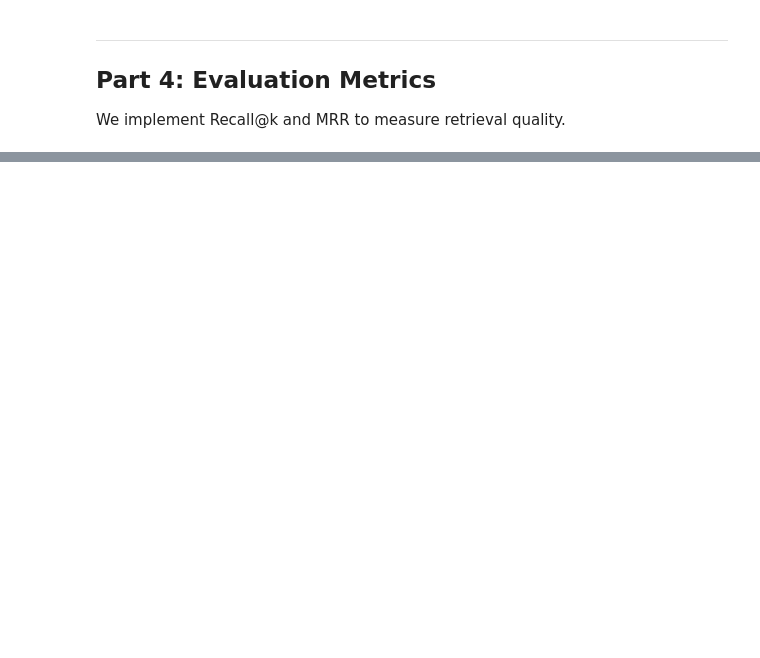
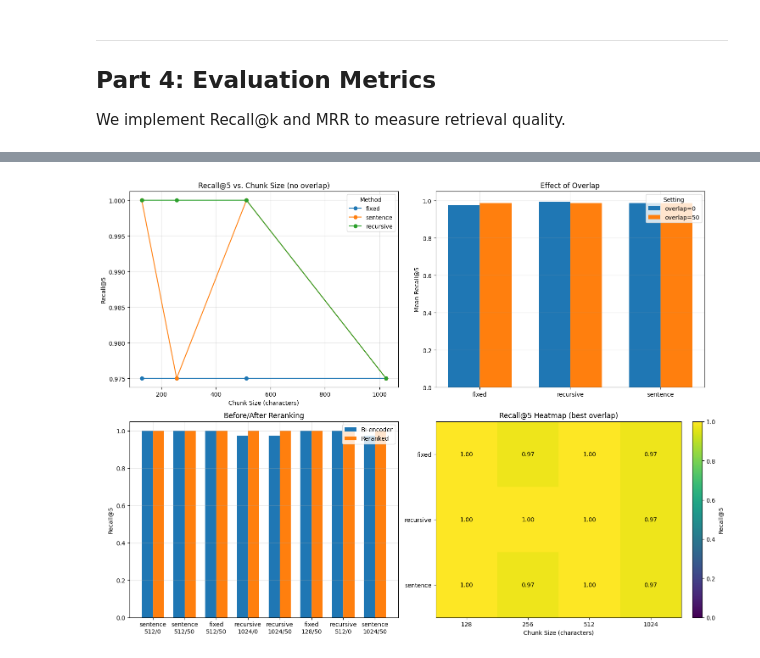
Before and after one commit to Nils-Wagnr/DeepLearning, a Jupyter notebook: RQ5 (Woche 10)/NW2_RQ5_Report.ipynb, the cells around one changed output, grey strips where cells are left out. Drawn from its saved outputs; the diff is of its cells as text; code cells hidden in the pictures; blank space fills up the shorter version.

```diff
--- a/RQ5 (Woche 10)/NW2_RQ5_Report.ipynb
+++ b/RQ5 (Woche 10)/NW2_RQ5_Report.ipynb
@@ -65,7 +67,8 @@ import json, os
 
 corpus_dir = os.path.join(os.path.dirname(os.path.abspath('__file__')), 'corpus')
 
-with open(os.path.join(corpus_dir, 'wikipedia_dl_corpus.json')) as f:
+with open(os.path.join(corpus_dir, "wikipedia_dl_corpus.json"),
+          "r", encoding="utf-8") as f:
     corpus_data = json.load(f)
 with open(os.path.join(corpus_dir, 'wikipedia_dl_questions.json')) as f:
     questions_data = json.load(f)
@@ -533,40 +717,79 @@ Create the key plots for your report.
 # %%
 import matplotlib.pyplot as plt
 
-# TODO: Create your visualizations here
-# Example structure for the main plot:
+# Create the requested visualizations.
 
-fig, axes = plt.subplots(1, 2, figsize=(14, 5))
+fig, axes = plt.subplots(2, 2, figsize=(15, 11))
 
 # Plot 1: Recall@5 vs chunk size by method (no overlap)
-ax = axes[0]
+ax = axes[0, 0]
 for method in CHUNK_METHODS:
     subset = results_df[(results_df['method'] == method) & (results_df['overlap'] == 0)]
+    subset = subset.sort_values('chunk_size')
     ax.plot(subset['chunk_size'], subset['recall_at_5'], marker='o', label=method)
 ax.set_xlabel('Chunk Size (characters)')
 ax.set_ylabel('Recall@5')
 ax.set_title('Recall@5 vs. Chunk Size (no overlap)')
-ax.legend()
+ax.legend(title='Method')
 ax.grid(True, alpha=0.3)
 
-# Plot 2: MRR vs chunk size by method (no overlap)
-ax = axes[1]
-for method in CHUNK_METHODS:
-    subset = results_df[(results_df['method'] == method) & (results_df['overlap'] == 0)]
-    ax.plot(subset['chunk_size'], subset['mrr'], marker='s', label=method)
+# Plot 2: Effect of overlap averaged across chunk sizes
+ax = axes[0, 1]
+overlap_effect = results_df.groupby(['method', 'overlap'])['recall_at_5'].mean().unstack()
+x = np.arange(len(overlap_effect.index))
+bar_width = 0.35
+for i, overlap in enumerate(overlap_effect.columns):
+    ax.bar(x + (i - 0.5) * bar_width, overlap_effect[overlap], width=bar_width, label=f'overlap={overlap}')
+ax.set_xticks(x)
+ax.set_xticklabels(overlap_effect.index)
+ax.set_ylim(0, 1.05)
+ax.set_ylabel('Mean Recall@5')
+ax.set_title('Effect of Overlap')
+ax.legend(title='Setting')
+ax.grid(True, alpha=0.3)
+
+# Plot 3: Before/after reranking comparison for the strongest configurations
+ax = axes[1, 0]
+if 'rerank_df' in globals() and not rerank_df.empty:
+    comparison_subset = rerank_df.head(8).copy()
+    labels = [
+        f"{row.method}\n{int(row.chunk_size)}/{int(row.overlap)}"
+        for row in comparison_subset.itertuples(index=False)
+    ]
+    x = np.arange(len(comparison_subset))
+    ax.bar(x - bar_width / 2, comparison_subset['base_recall_at_5'], width=bar_width, label='Bi-encoder')
+    ax.bar(x + bar_width / 2, comparison_subset['reranked_recall_at_5'], width=bar_width, label='Reranked')
+    ax.set_xticks(x)
+    ax.set_xticklabels(labels, rotation=0)
+    ax.set_ylabel('Recall@5')
+    ax.set_ylim(0, 1.05)
+    ax.set_title('Before/After Reranking')
+    ax.legend()
+else:
+    ax.text(0.5, 0.5, 'Run Part 6 first', ha='center', va='center')
+    ax.set_axis_off()
+ax.grid(True, alpha=0.3)
+
+# Plot 4: Heatmap of best Recall@5 across method x chunk size
+ax = axes[1, 1]
+heatmap_data = results_df.groupby(['method', 'chunk_size'])['recall_at_5'].max().unstack()
+im = ax.imshow(heatmap_data.values, aspect='auto', vmin=0, vmax=1, cmap='viridis')
+ax.set_xticks(np.arange(len(heatmap_data.columns)))
+ax.set_xticklabels(heatmap_data.columns)
+ax.set_yticks(np.arange(len(heatmap_data.index)))
+ax.set_yticklabels(heatmap_data.index)
 ax.set_xlabel('Chunk Size (characters)')
-ax.set_ylabel('MRR')
-ax.set_title('MRR vs. Chunk Size (no overlap)')
-ax.legend()
-ax.grid(True, alpha=0.3)
+ax.set_title('Recall@5 Heatmap (best overlap)')
+for i in range(heatmap_data.shape[0]):
+    for j in range(heatmap_data.shape[1]):
+        value = heatmap_data.iloc[i, j]
+        ax.text(j, i, f'{value:.2f}', ha='center', va='center', color='white' if value < 0.65 else 'black')
+fig.colorbar(im, ax=ax, fraction=0.046, pad=0.04, label='Recall@5')
 
 plt.tight_layout()
 plt.show()
-
-# TODO: Add more plots:
-# - Effect of overlap
-# - Reranking before/after comparison
-# - Heatmap of results across all configurations
+# %% [output]
+[figure, added]
 # %% [markdown]
 ---
 ## Part 8: Failure Analysis
```
Also changed, not shown: parts of 16 cells of this notebook, 3 other files.
